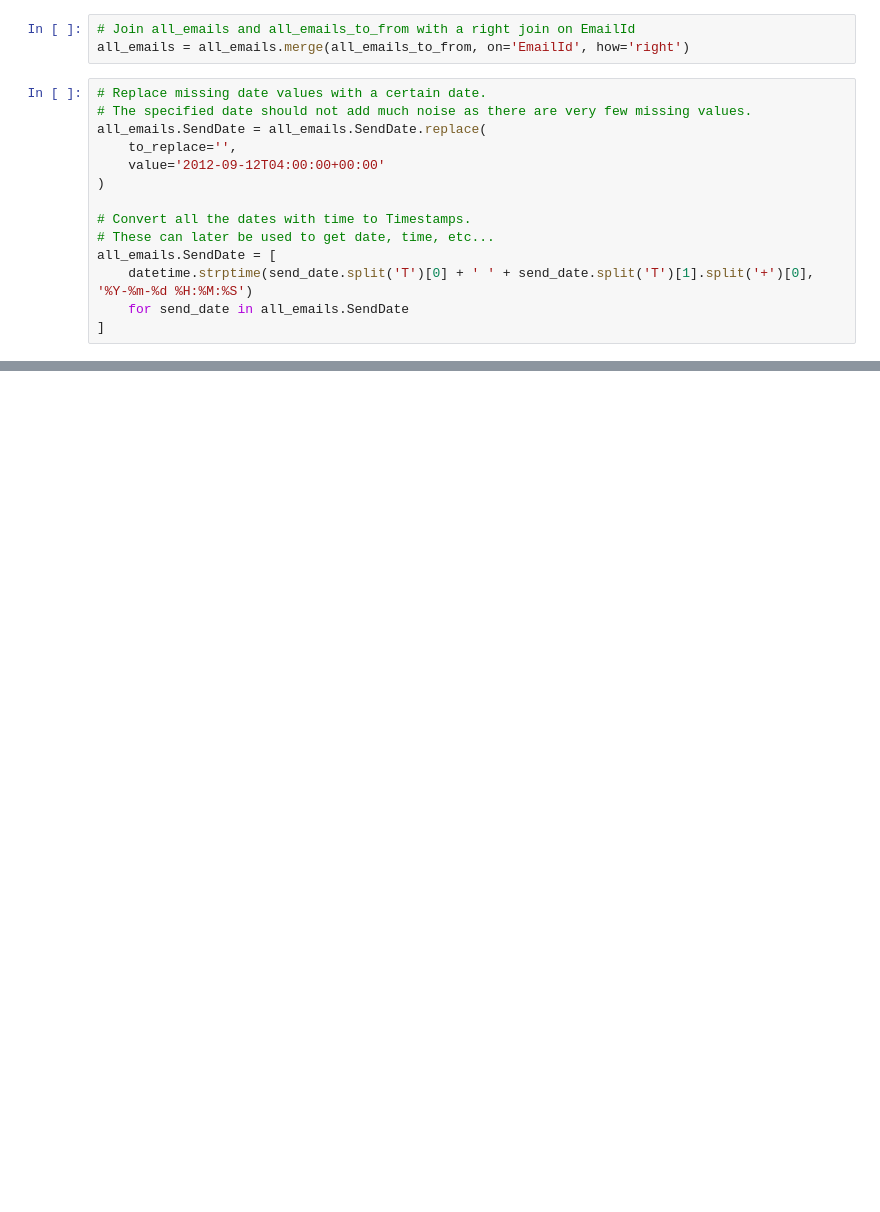
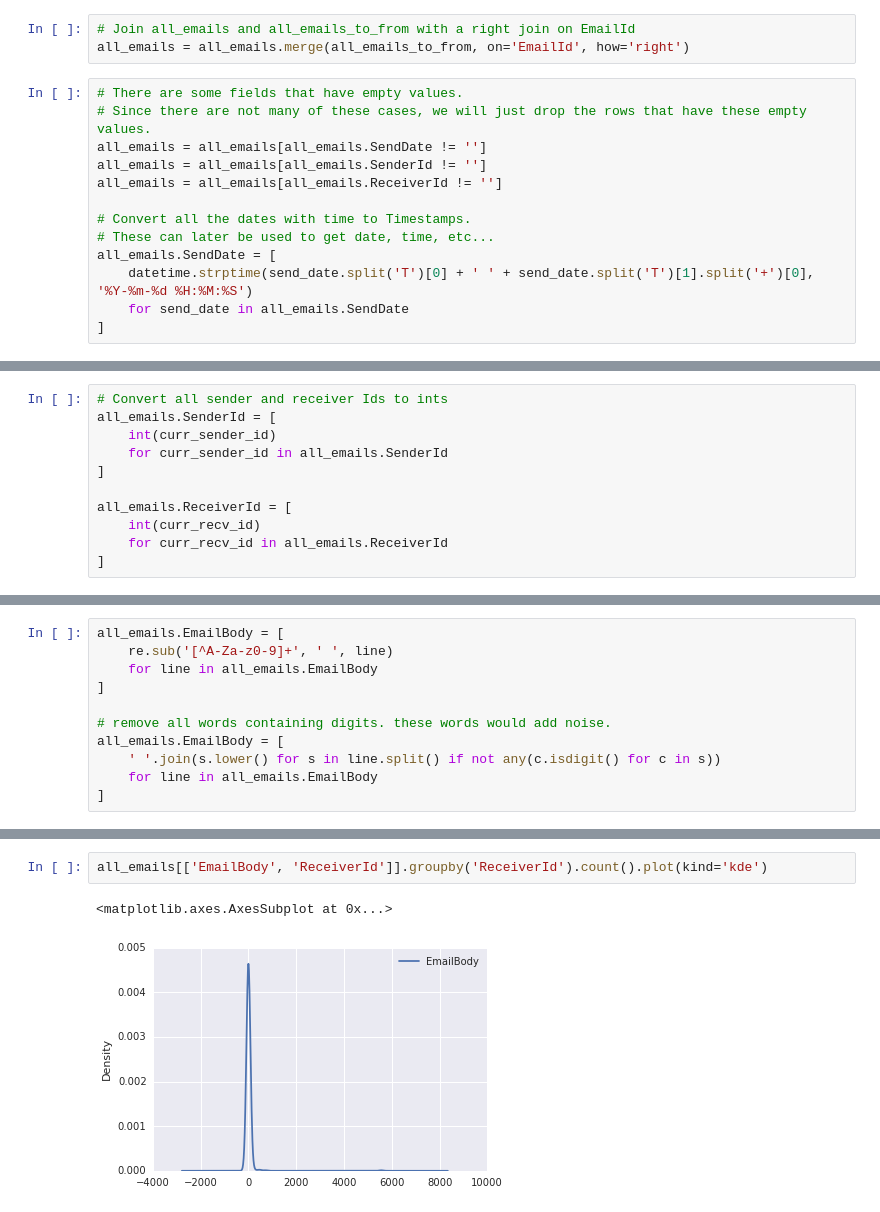
Before and after one commit to akshatgupta95/H-Emails, a Jupyter notebook: hillary-emails.ipynb, the cells around one changed output, grey strips where cells are left out. Cells and saved outputs as stored; diff of their text form; blank space fills up the shorter version.

Commit message:
added kde plots

```diff
--- a/hillary-emails.ipynb
+++ b/hillary-emails.ipynb
@@ -45,12 +63,11 @@ all_emails_to_from.columns = ['EmailId', 'ReceiverId']
 # Join all_emails and all_emails_to_from with a right join on EmailId
 all_emails = all_emails.merge(all_emails_to_from, on='EmailId', how='right')
 # %%
-# Replace missing date values with a certain date.
-# The specified date should not add much noise as there are very few missing values.
-all_emails.SendDate = all_emails.SendDate.replace(
-    to_replace='',
-    value='2012-09-12T04:00:00+00:00'
-)
+# There are some fields that have empty values.
+# Since there are not many of these cases, we will just drop the rows that have these empty values.
+all_emails = all_emails[all_emails.SendDate != '']
+all_emails = all_emails[all_emails.SenderId != '']
+all_emails = all_emails[all_emails.ReceiverId != '']
 
 # Convert all the dates with time to Timestamps.
 # These can later be used to get date, time, etc...
@@ -63,0 +78,11 @@ WIP...
+# %%
+# Convert all sender and receiver Ids to ints
+all_emails.SenderId = [
+    int(curr_sender_id)
+    for curr_sender_id in all_emails.SenderId
+]
+
+all_emails.ReceiverId = [
+    int(curr_recv_id)
+    for curr_recv_id in all_emails.ReceiverId
+]
@@ -63,0 +93,11 @@ WIP...
+# %%
+all_emails.EmailBody = [
+    re.sub('[^A-Za-z0-9]+', ' ', line)
+    for line in all_emails.EmailBody
+]
+
+# remove all words containing digits. these words would add noise.
+all_emails.EmailBody = [
+    ' '.join(s.lower() for s in line.split() if not any(c.isdigit() for c in s))
+    for line in all_emails.EmailBody
+]
@@ -63,0 +167,5 @@ WIP...
+# %%
+all_emails[['EmailBody', 'ReceiverId']].groupby('ReceiverId').count().plot(kind='kde')
+# %% [output]
+<matplotlib.axes.AxesSubplot at 0x...>
+[figure, added]
```
Also changed, not shown: parts of 33 cells of this notebook.
